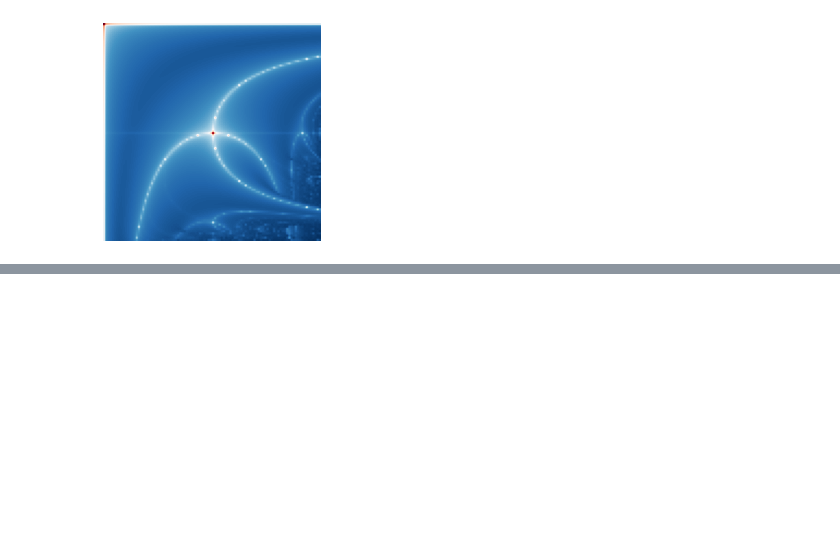
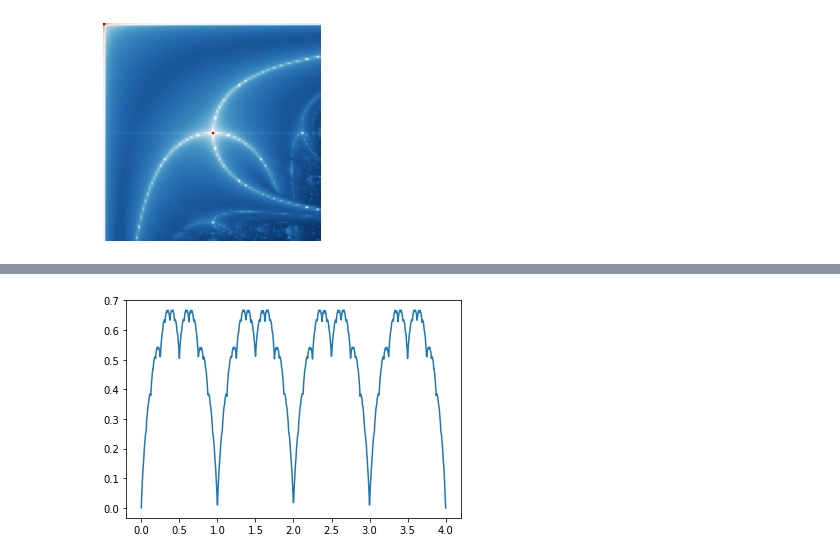
Before and after one commit to ben257/math-visualizations, a Jupyter notebook: Notebook1.ipynb, the cells around one changed output, grey strips where cells are left out. Saved outputs shown, nothing was run; the diff lists cells and outputs as text; code cells hidden in the pictures; blank space fills up the shorter version.

```diff
--- a/Notebook1.ipynb
+++ b/Notebook1.ipynb
@@ -276,0 +380,18 @@ Lyapunov_fractal("BA",100,20)
+# %%
+def Takagi_Landsberg_curve(N,w,a,b,M):
+
+    def blanc(x):
+        S = np.power(2.0,np.arange(N,dtype=float))*x
+        S = np.abs(np.round(S)-S)
+        return np.sum(S*w_coordinates)
+
+    x_coordinates = np.linspace(a,b,M)
+    w_coordinates = np.power(w,np.arange(N,dtype=float))
+    y_coordinates = [blanc(x) for x in x_coordinates]
+
+    plt.plot(x_coordinates,y_coordinates)
+    plt.show()
+
+Takagi_Landsberg_curve(300,.5,0,4,1000)
+# %% [output]
+[figure, added]
```
Also changed, not shown: parts of 4 cells of this notebook.
